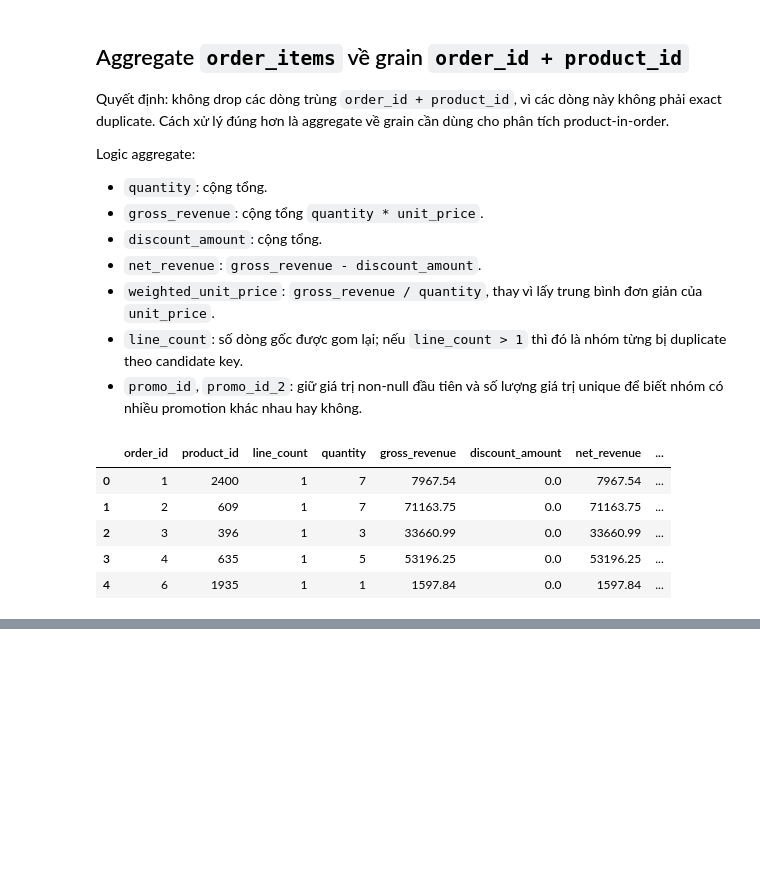
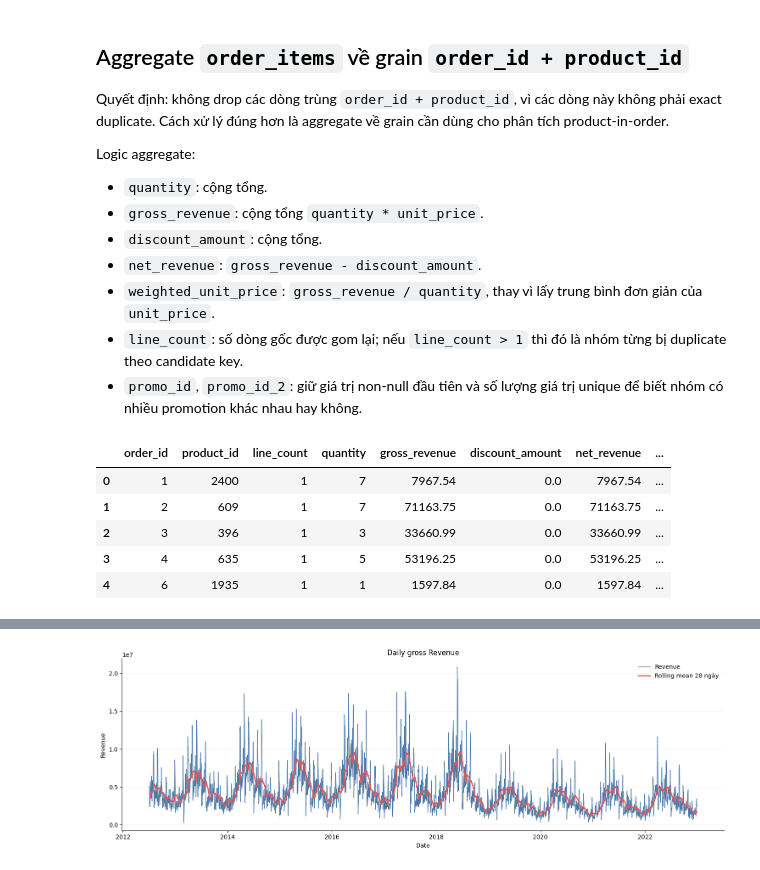
Before and after one commit to Sililibichimi/Weekly_Report, a Jupyter notebook: task_28_05_2026/EDA_revenue_and_profit.ipynb, the cells around one changed output, grey strips where cells are left out. Drawn from its saved outputs; the diff is of its cells as text; code cells hidden in the pictures; blank space fills up the shorter version.

```diff
--- a/task_28_05_2026/EDA_revenue_and_profit.ipynb
+++ b/task_28_05_2026/EDA_revenue_and_profit.ipynb
@@ -237,0 +383,24 @@ display(
+# %%
+fig, ax = plt.subplots(figsize=(15, 5))
+
+ax.plot(sales["Date"], sales["Revenue"], color="#4E79A7", linewidth=1.0, label="Revenue")
+ax.plot(
+    sales["Date"],
+    sales["Revenue"].rolling(28, min_periods=7).mean(),
+    color="#E15759",
+    linewidth=2.0,
+    label="Rolling mean 28 ngày",
+)
+
+ax.set_title("Daily gross Revenue")
+ax.set_xlabel("Date")
+ax.set_ylabel("Revenue")
+ax.legend(frameon=False)
+ax.grid(axis="y", alpha=0.2)
+ax.spines["top"].set_visible(False)
+ax.spines["right"].set_visible(False)
+
+plt.tight_layout()
+plt.show()
+# %% [output]
+[figure, added]
```
Also changed, not shown: parts of 62 cells of this notebook, 3 other files.
